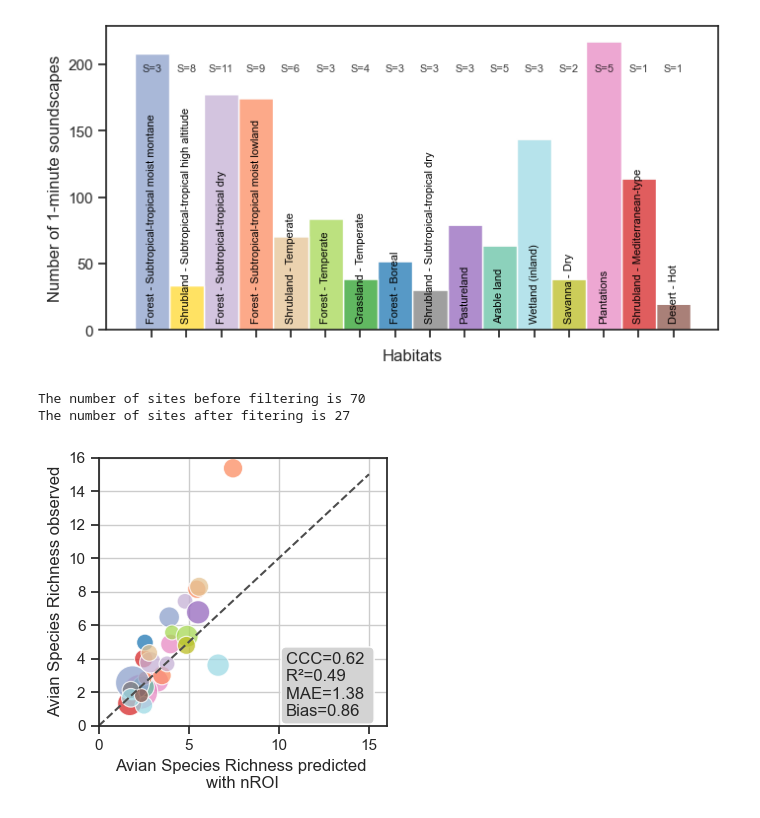
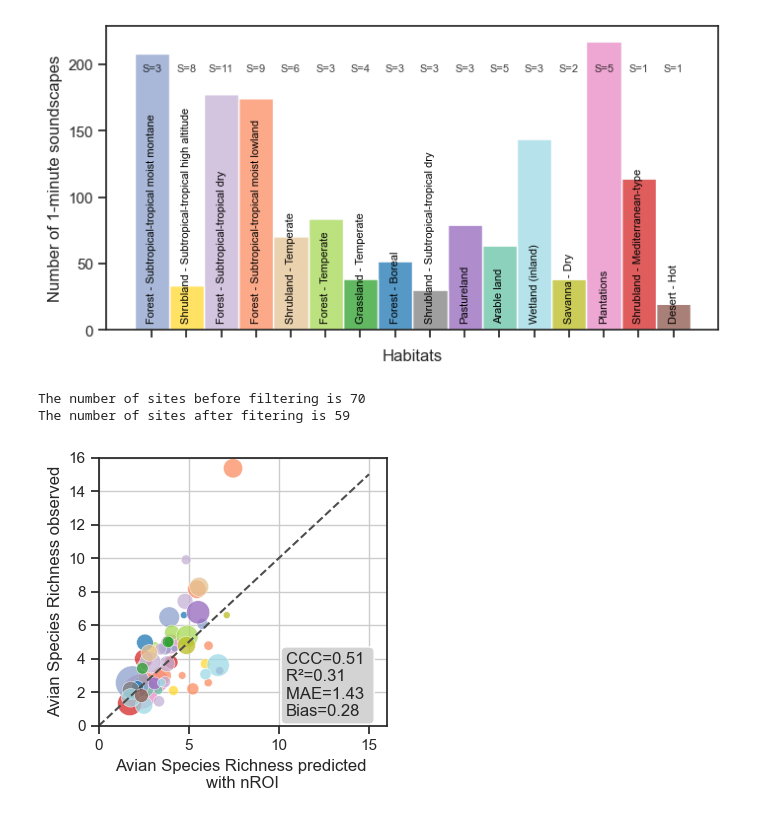
Before and after one commit to ear-team/haupert_acoustic_indices_2025, a Jupyter notebook: notebooks/04_test_new_datasets.ipynb, the cells around one changed output. Drawn from its saved outputs; the diff is of its cells as text; code cells hidden in the pictures.

```diff
--- a/notebooks/04_test_new_datasets.ipynb
+++ b/notebooks/04_test_new_datasets.ipynb
@@ -480,7 +480,7 @@ if SAVE:
 =============================================================================="""
 
 # sampling effort adaptation from 3 to 20 files per site
-SAMPLING_EFFORT = 20
+SAMPLING_EFFORT = 5
 
 df_norm = df.copy()
 df_norm[INDICE_TO_DISPLAY] = df_norm[INDICE_TO_DISPLAY] * COEF + INTERCEPT
@@ -592,34 +592,34 @@ ax1.annotate(
         ha='left',
         va='center',
         bbox=dict(
                 facecolor='lightgrey',
                 edgecolor='white',
                 boxstyle='round')
         )
 # add a line y=x, for instance x= 5 y = 5
 ax1.plot([0, 15], [0, 15], ls="--", c=".3")
 
 # add a legend with fixed marker size for each habitat and its corresponding color
 for HABITAT in df_mean['habitat'].unique():
         ax1.scatter([], [], c=HABITAT_COLOR[HABITAT], label=HABITAT, marker='s', s=40)
 
 # add bubble size legend
 bubble_sizes = [15, 30, 50, 100]
 bubble_labels = [' 15    samples/site', ' 30    samples/site', ' 50    samples/site', '100   samples/site']
 for size, label in zip(bubble_sizes, bubble_labels):
         ax1.scatter([], [], c='white', edgecolor='black', alpha=0.5, s=size*5, label=label)
 
 # Set figure size
 fig.set_size_inches((3.75,3.75))
 fig.tight_layout()
 
 # save figure
 if SAVE:
         if SAMPLING_EFFORT == 5:
-                fig.savefig(os.path.join(CONFIG['save_dir'], 'figure_6a.png'), dpi=300)
+                fig.savefig(os.path.join(CONFIG['save_dir'], 'figure_4a.png'), dpi=300)
         elif SAMPLING_EFFORT == 20:
-                fig.savefig(os.path.join(CONFIG['save_dir'], 'figure_6b.png'), dpi=300)
+                fig.savefig(os.path.join(CONFIG['save_dir'], 'figure_4b.png'), dpi=300)
 # %% [output]
 The number of sites before filtering is 70
-The number of sites after fitering is 27
+The number of sites after fitering is 59
-[figure, old version]
+[figure, new version]
```
Also changed, not shown: parts of 2 cells of this notebook, 21 other files.
